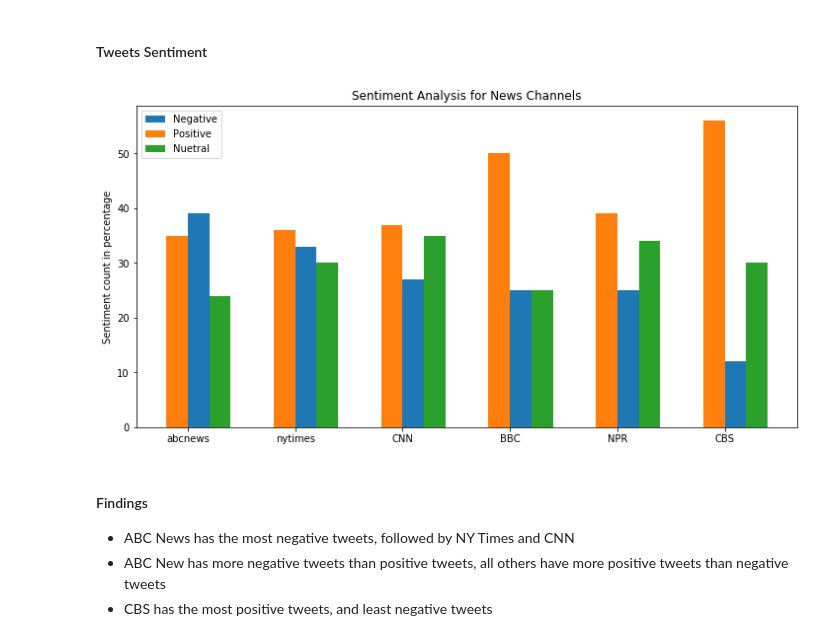
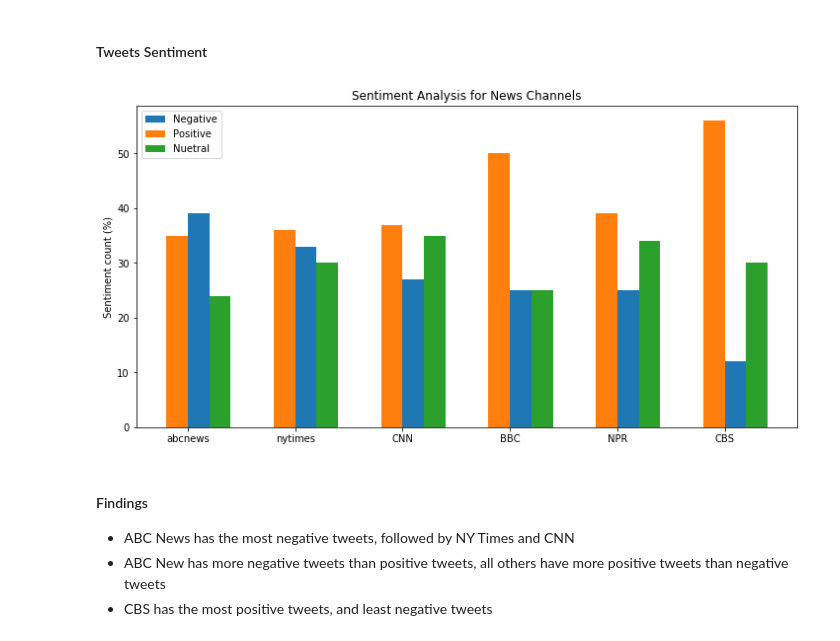
Before and after one commit to clafrance/news-sentiment-analysis, a Jupyter notebook: news_mood.ipynb, the cells around one changed output. Saved outputs shown, nothing was run; the diff lists cells and outputs as text; code cells hidden in the pictures.

```diff
--- a/news_mood.ipynb
+++ b/news_mood.ipynb
@@ -313,24 +313,24 @@ plt.show()
 # %%
 plt.figure(figsize=(12,6))
 negative = list(sentiment_pct_transposed['negative'])
 positive = list(sentiment_pct_transposed['positive'])
 neutral = list(sentiment_pct_transposed['neutral'])
 labels = list(sentiment_pct_transposed.index.values)
 
 ind = np.arange(len(negative))
 width = 0.20
 plt.bar(ind + width, negative, width, label='Negative')
 plt.bar(ind, positive, width, label='Positive')
 plt.bar(ind + 2*width, neutral, width, label='Nuetral')
 
-plt.ylabel('Sentiment count in percentage')
+plt.ylabel('Sentiment count (%)')
 plt.title('Sentiment Analysis for News Channels')
 
 plt.xticks(ind + width / 2, labels)
 plt.legend(loc='best')
 plt.show()
 # %% [output]
-[figure, old version]
+[figure, new version]
 # %% [markdown]
 #### Findings
 * ABC News has the most negative tweets, followed by NY Times and CNN
```
